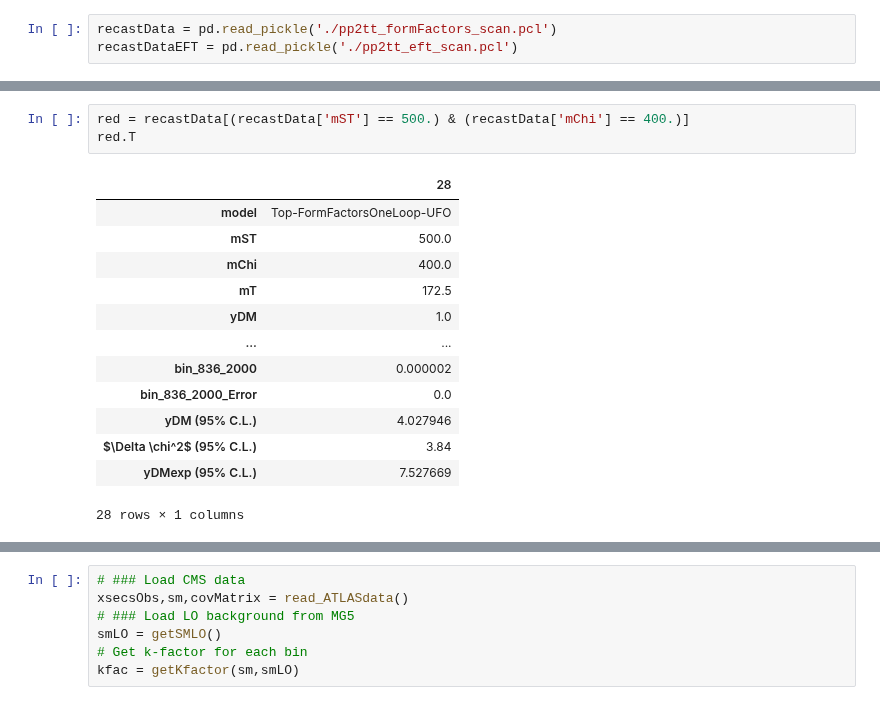
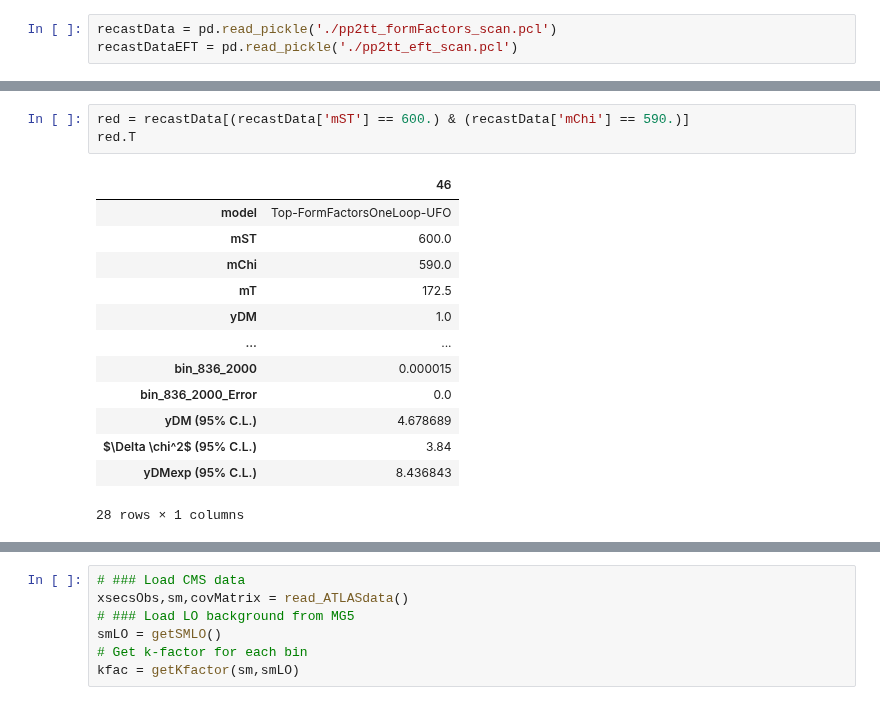
Before and after one commit to andlessa/SMStoEFT, a Jupyter notebook: Recast/ATLAS-TOPQ-2019-23_tpT/testChi2.ipynb, the cells around one changed output, grey strips where cells are left out. Saved outputs shown, nothing was run; the diff lists cells and outputs as text.

```diff
--- a/Recast/ATLAS-TOPQ-2019-23_tpT/testChi2.ipynb
+++ b/Recast/ATLAS-TOPQ-2019-23_tpT/testChi2.ipynb
@@ -55,18 +55,18 @@ plt.show()
 # %%
-red = recastData[(recastData['mST'] == 500.) & (recastData['mChi'] == 400.)]
+red = recastData[(recastData['mST'] == 600.) & (recastData['mChi'] == 590.)]
 red.T
 # %% [output]
-|  | 28 |
+|  | 46 |
 | model | Top-FormFactorsOneLoop-UFO |
-| mST | 500.0 |
-| mChi | 400.0 |
+| mST | 600.0 |
+| mChi | 590.0 |
 | mT | 172.5 |
 | yDM | 1.0 |
 | ... | ... |
-| bin_836_2000 | 0.000002 |
+| bin_836_2000 | 0.000015 |
 | bin_836_2000_Error | 0.0 |
-| yDM (95% C.L.) | 4.027946 |
+| yDM (95% C.L.) | 4.678689 |
 | $\Delta \chi^2$ (95% C.L.) | 3.84 |
-| yDMexp (95% C.L.) | 7.527669 |
+| yDMexp (95% C.L.) | 8.436843 |
 28 rows × 1 columns
 # %%
```
Also changed, not shown: parts of 18 cells of this notebook, 7 other files.
